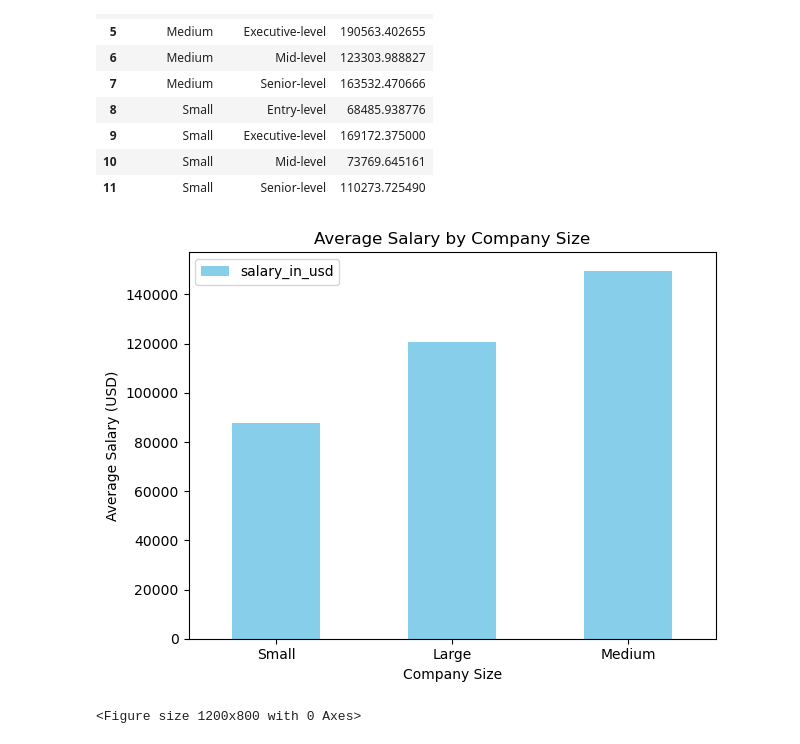
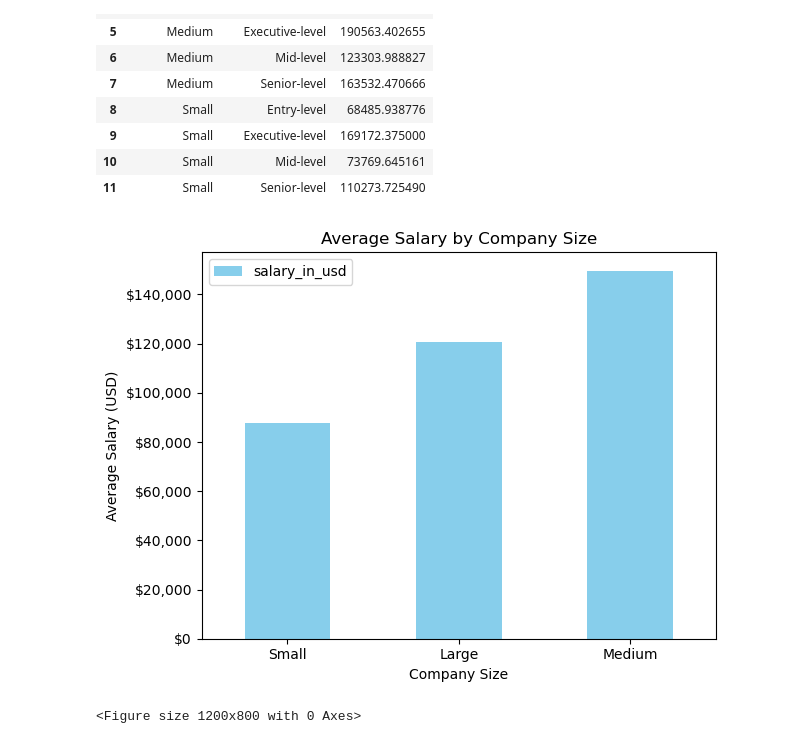
Before and after one commit to sellerstx1982/data_science_salaries, a Jupyter notebook: data_science_salaries_murray.ipynb, the cells around one changed output. Drawn from its saved outputs; the diff is of its cells as text; code cells hidden in the pictures.

```diff
--- a/data_science_salaries_murray.ipynb
+++ b/data_science_salaries_murray.ipynb
@@ -6,7 +6,7 @@ import matplotlib.pyplot as plt
 %matplotlib inline
 
 # Load the data
-ds_salaries_df = pd.read_csv('../Project 1/data_science_salaries.csv')
+ds_salaries_df = pd.read_csv('../data_science_salaries/data_science_salaries.csv')
 
 # Display the first few rows of the dataframe
 ds_salaries_df.head()
@@ -145,15 +145,19 @@ ds_avg_salary_by_exp_and_size
 | 10 | Small | Mid-level | 73769.645161 |
 | 11 | Small | Senior-level | 110273.725490 |
 # %%
+def currency(x, pos):
+    return '${:,.0f}'.format(x)
+
 # 1. Average Salary by Company Size
-ds_avg_salary_by_size.sort_values(by='salary_in_usd').plot(kind='bar', x='company_size', y='salary_in_usd', color='skyblue', title='Average Salary by Company Size')
+ax = ds_avg_salary_by_size.sort_values(by='salary_in_usd').plot(kind='bar', x='company_size', y='salary_in_usd', color='skyblue', title='Average Salary by Company Size')
 plt.xlabel('Company Size')
 plt.ylabel('Average Salary (USD)')
 plt.xticks(rotation=0)
+ax.yaxis.set_major_formatter(plt.FuncFormatter(currency))
 plt.tight_layout()
 plt.show()
 # %% [output]
-[figure, old version]
+[figure, new version]
 # %%
 # 2. Experience Level Distribution by Company Size (Percentage)
 plt.figure(figsize=(12, 8))
```
